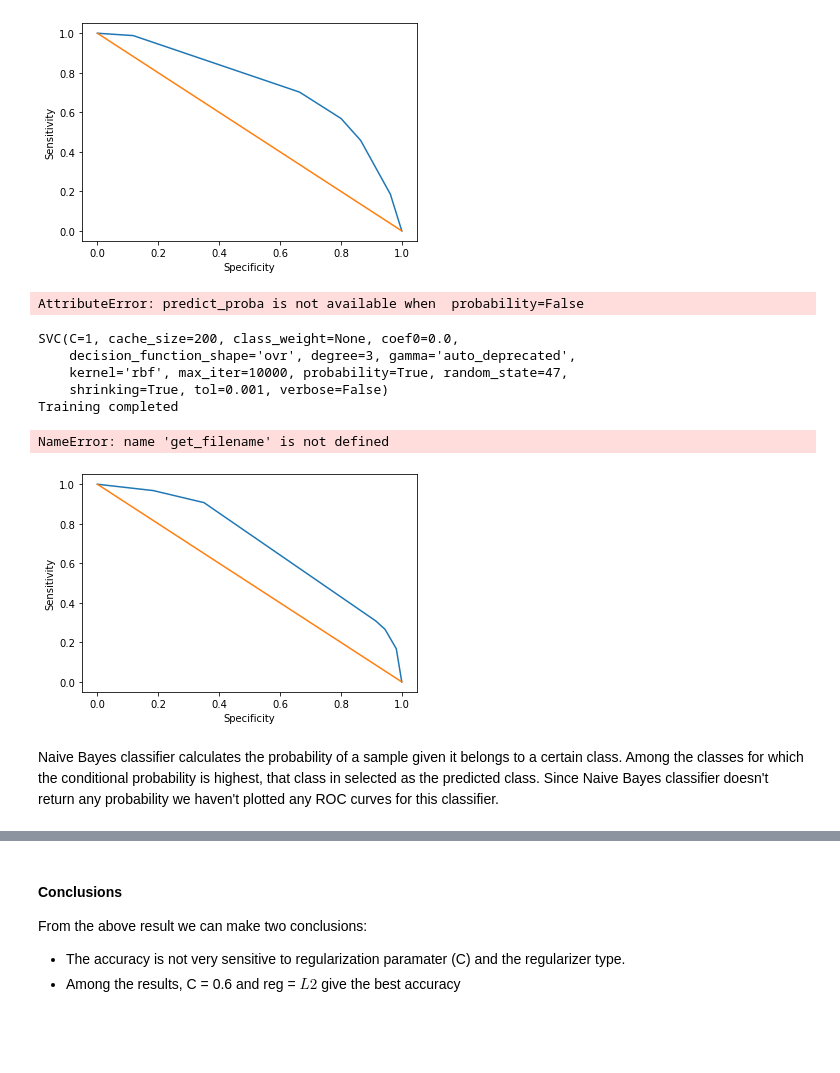
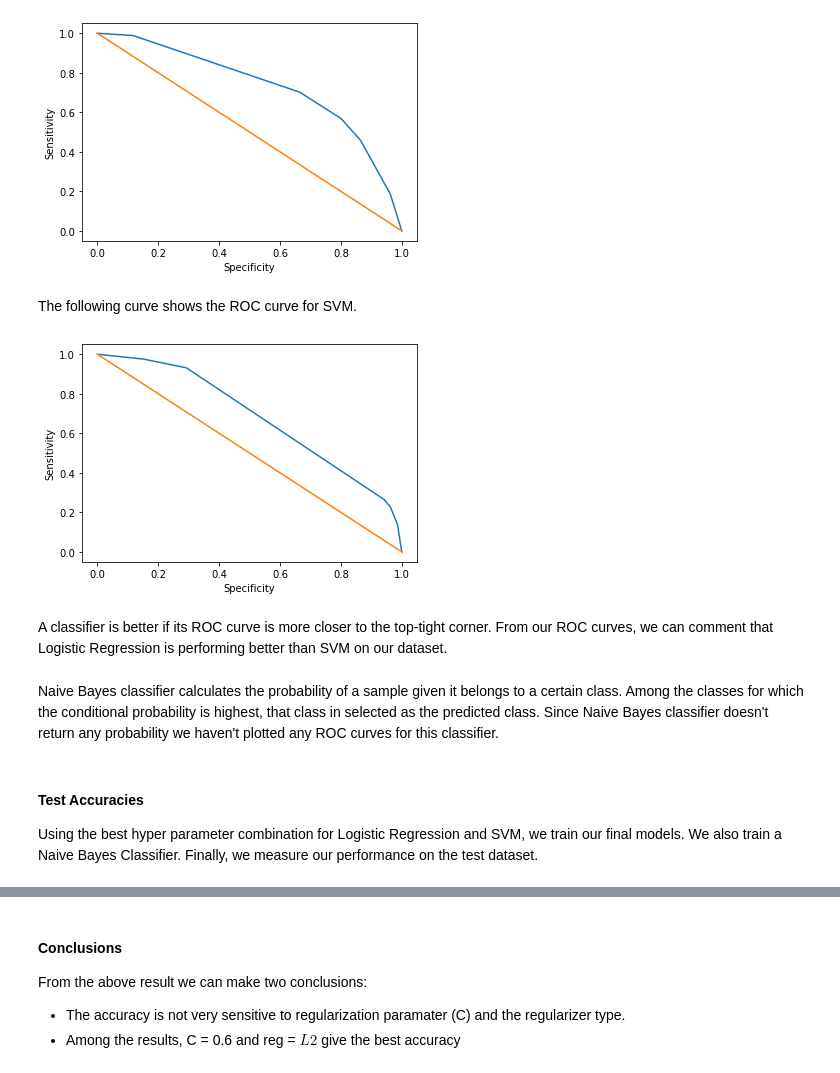
Before and after one commit to rakinhaider/CS578Project, a Jupyter notebook: src/Preliminary_Report_notebook.ipynb, the cells around one changed output, grey strips where cells are left out. Saved outputs shown, nothing was run; the diff lists cells and outputs as text; code cells hidden in the pictures; blank space fills up the shorter version.

```diff
--- a/src/Preliminary_Report_notebook.ipynb
+++ b/src/Preliminary_Report_notebook.ipynb
@@ -145,51 +152,20 @@ plot_ROC_curve(train, test,
                model_type, best_param[model_type])
 # %% [output]
 [figure]
+# %% [markdown]
+The following curve shows the ROC curve for SVM.
 # %%
 model_type = constants.SVM
+param_dict_roc = best_param[model_type]
+param_dict_roc['roc'] = True
 plot_ROC_curve(train, test,
-               model_type, best_param[model_type])
+               model_type, param_dict_roc)
 # %% [output]
-AttributeError: predict_proba is not available when  probability=False
+[figure, added]
-# %%
-from sklearn.svm import SVC
-from src.util import get_confusion_mat
-import matplotlib.pyplot as plt
-train_x, train_y = get_xy(train)
-test_x, test_y = get_xy(test)
-model = SVC(C=1, kernel='rbf',
-            random_state=47, max_iter=10000,
-            probability=True)
-print(model)
-model.fit(train_x, train_y)
-
-print('Training completed')
-pred_prob = model.predict_proba(test_x)
-pred_prob = pred_prob[:, 1]
-thresholds = [0, 0.2, 0.4, 0.5, 0.6, 0.8, 1]
-specs = []
-sens = []
-for thresh in thresholds:
-    pred = [1 if i > thresh else 0 for i in pred_prob]
-    conf_mat = get_confusion_mat(test_y, pred)
-    specs.append(conf_mat.get_specificity())
-    sens.append(conf_mat.get_sensitivity())
-
-plt.clf()
-plt.plot(specs, sens)
-plt.plot([0, 1], [1, 0], '-')
-plt.xlabel('Specificity')
-plt.ylabel('Sensitivity')
-filename = get_filename('ROC', model_type, 'pdf')
-plt.savefig(filename, format='pdf')
-plt.show()
-# %% [output]
-SVC(C=1, cache_size=200, class_weight=None, coef0=0.0,
-    decision_function_shape='ovr', degree=3, gamma='auto_deprecated',
-    kernel='rbf', max_iter=10000, probability=True, random_state=47,
-    shrinking=True, tol=0.001, verbose=False)
-Training completed
-NameError: name 'get_filename' is not defined
-[figure, removed]
+# %% [markdown]
+A classifier is better if its ROC curve is more closer to the top-tight corner. From our ROC curves, we can comment that Logistic Regression is performing better than SVM on our dataset.
 # %% [markdown]
 Naive Bayes classifier calculates the probability of a sample given it belongs to a certain class. Among the classes for which the conditional probability is highest, that class in selected as the predicted class. Since Naive Bayes classifier doesn't return any probability we haven't plotted any ROC curves for this classifier.
+# %% [markdown]
+#### Test Accuracies
+Using the best hyper parameter combination for Logistic Regression and SVM, we train our final models. We also train a Naive Bayes Classifier. Finally, we measure our performance on the test dataset.
```
Also changed, not shown: parts of 10 cells of this notebook, 9 other files.
